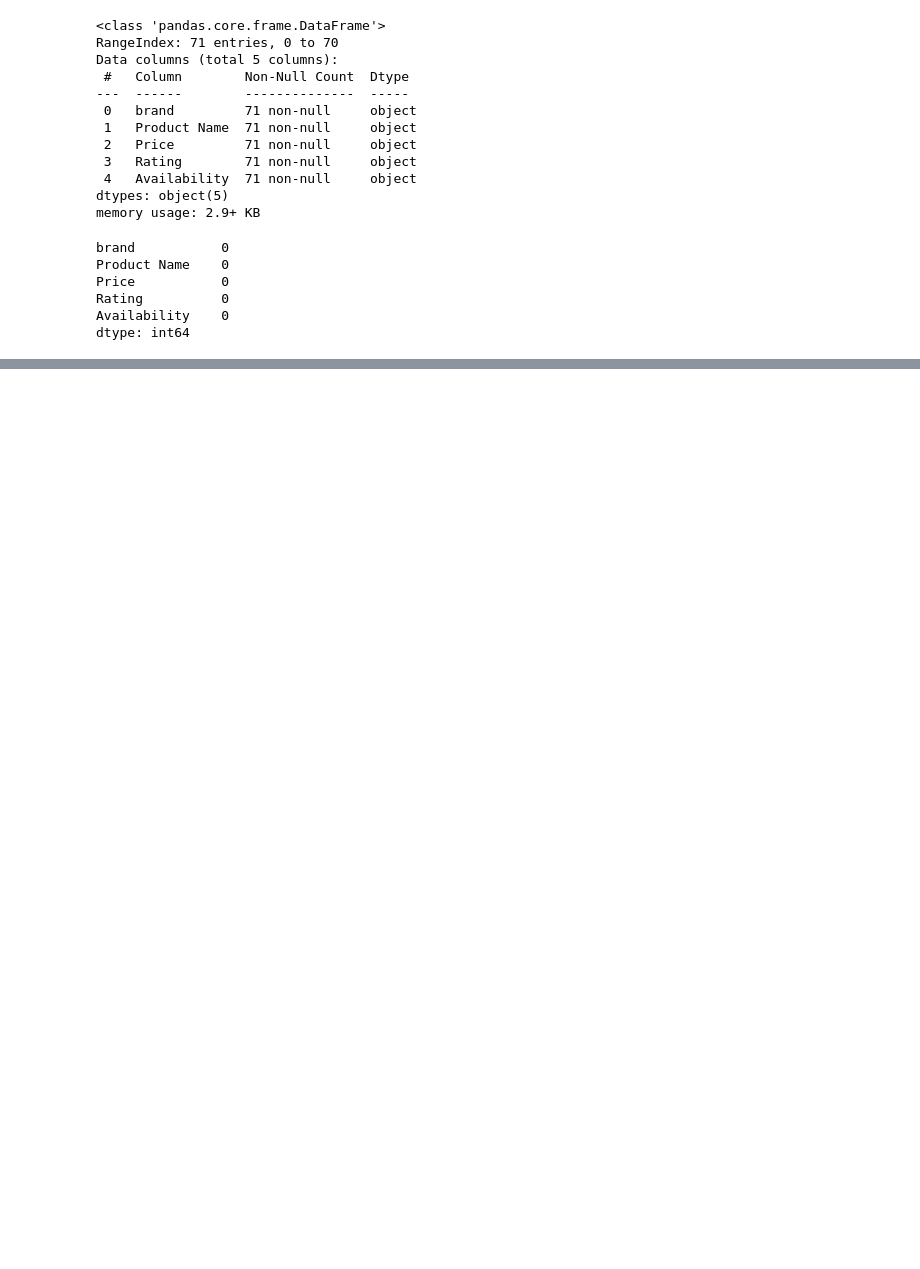
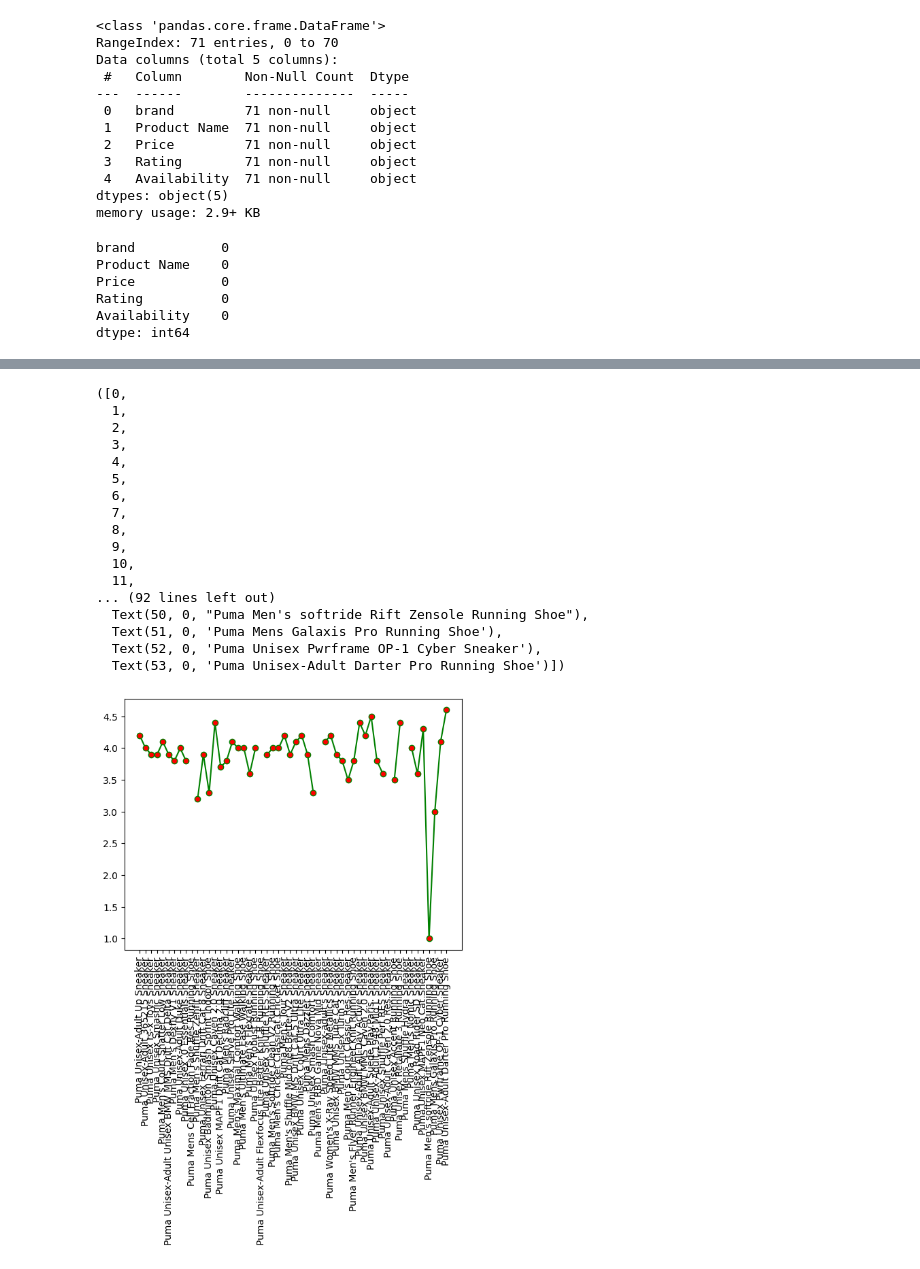
Before and after one commit to Raneesch/Amazon_puma-web-scrapping, a Jupyter notebook: Amazon_puma webScraping.ipynb, the cells around one changed output, grey strips where cells are left out. Saved outputs shown, nothing was run; the diff lists cells and outputs as text; code cells hidden in the pictures; blank space fills up the shorter version.

```diff
--- a/Amazon_puma webScraping.ipynb
+++ b/Amazon_puma webScraping.ipynb
@@ -365,0 +398,23 @@ for i in df['Availability']:
+# %%
+# give a plot for rating
+plt.plot(df['Product Name'],df['Rating'],marker='o',markerfacecolor='r',color='green')
+plt.xticks(rotation=90)
+# %% [output]
+([0,
+  1,
+  2,
+  3,
+  4,
+  5,
+  6,
+  7,
+  8,
+  9,
+  10,
+  11,
+... (92 lines left out)
+  Text(50, 0, "Puma Men's softride Rift Zensole Running Shoe"),
+  Text(51, 0, 'Puma Mens Galaxis Pro Running Shoe'),
+  Text(52, 0, 'Puma Unisex Pwrframe OP-1 Cyber Sneaker'),
+  Text(53, 0, 'Puma Unisex-Adult Darter Pro Running Shoe')])
+[figure, added]
```
Also changed, not shown: parts of 16 cells of this notebook, 1 other file.
